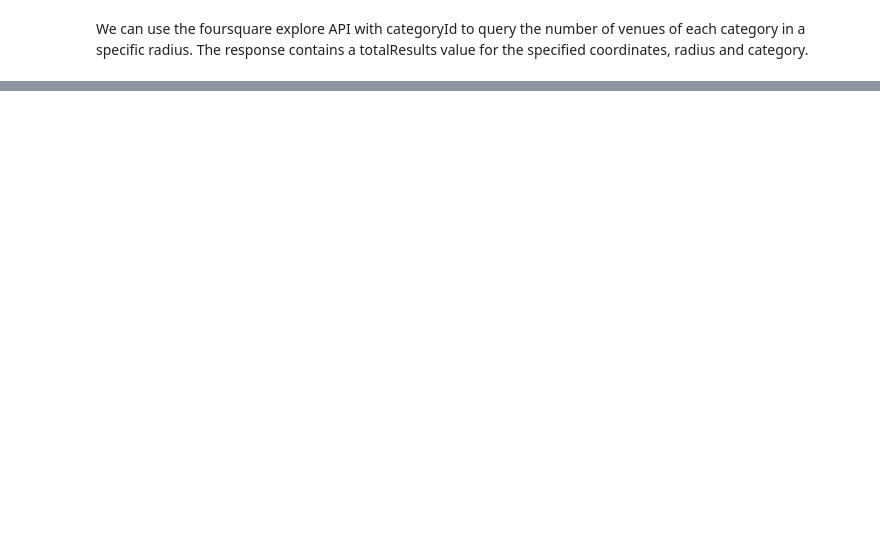
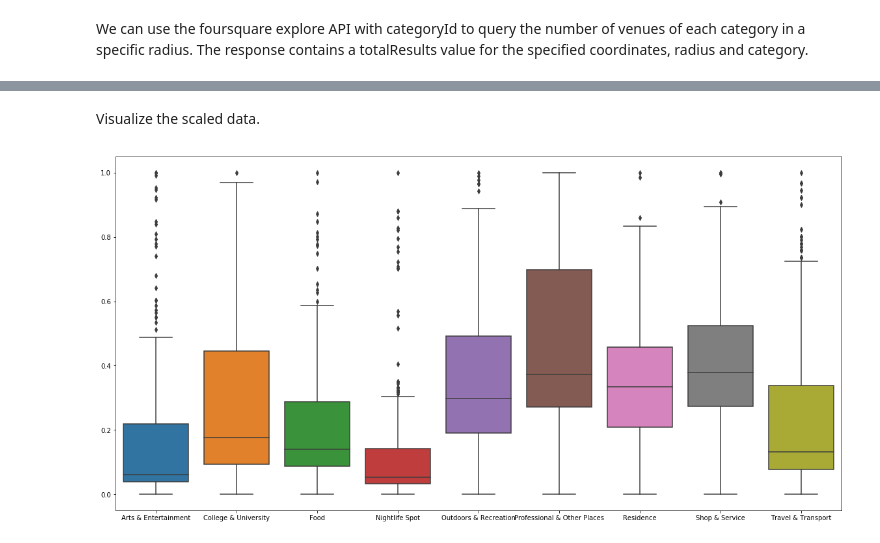
Before and after one commit to theptyza/map_moscow_metro_foursquare, a Jupyter notebook: Moscow.ipynb, the cells around one changed output, grey strips where cells are left out. Saved outputs shown, nothing was run; the diff lists cells and outputs as text; code cells hidden in the pictures; blank space fills up the shorter version.

```diff
--- a/Moscow.ipynb
+++ b/Moscow.ipynb
@@ -152,0 +186,2 @@ This data set doesn't have coordinates so we'll have to use a geocoder.
+# %%
+categories_list = list(filter(lambda x: x[0] != 'Event', categories_list))
@@ -152,0 +192,9 @@ This data set doesn't have coordinates so we'll have to use a geocoder.
+# %%
+from sklearn.preprocessing import MinMaxScaler
+
+X = stations_venues_df.values[:,3:]
+cluster_dataset = MinMaxScaler().fit_transform(X)
+# %%
+cluster_df = pd.DataFrame(cluster_dataset)
+cluster_df.columns = [c[0] for c in categories_list]
+cluster_df.head()
@@ -152,0 +208,12 @@ This data set doesn't have coordinates so we'll have to use a geocoder.
+# %% [markdown]
+Visualize the scaled data.
+# %%
+plt.figure(figsize=(20, 10))
+#plt.xticks(rotation='vertical')
+sns.boxplot
+
+ax = sns.boxplot(data = cluster_df)
+
+plt.show()
+# %% [output]
+[figure, added]
```
Also changed, not shown: parts of 29 cells of this notebook, 2 other files.
